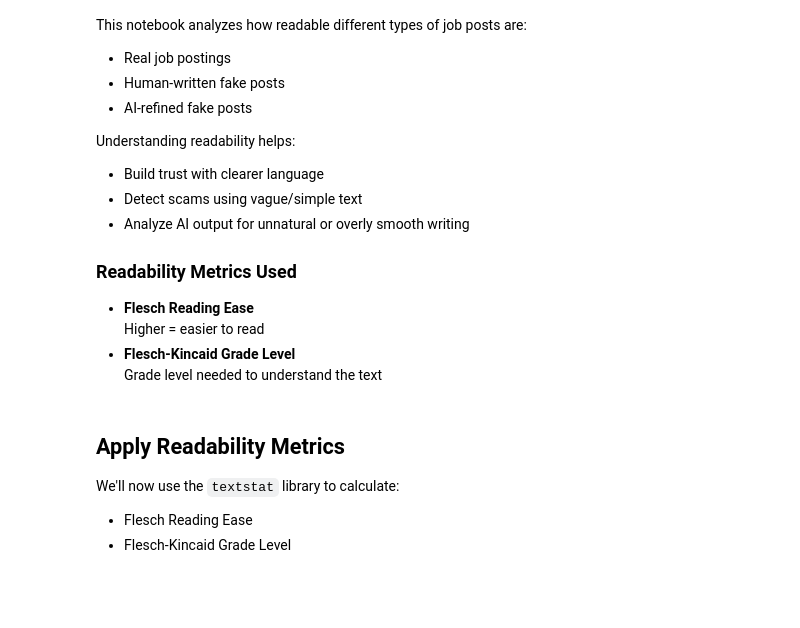
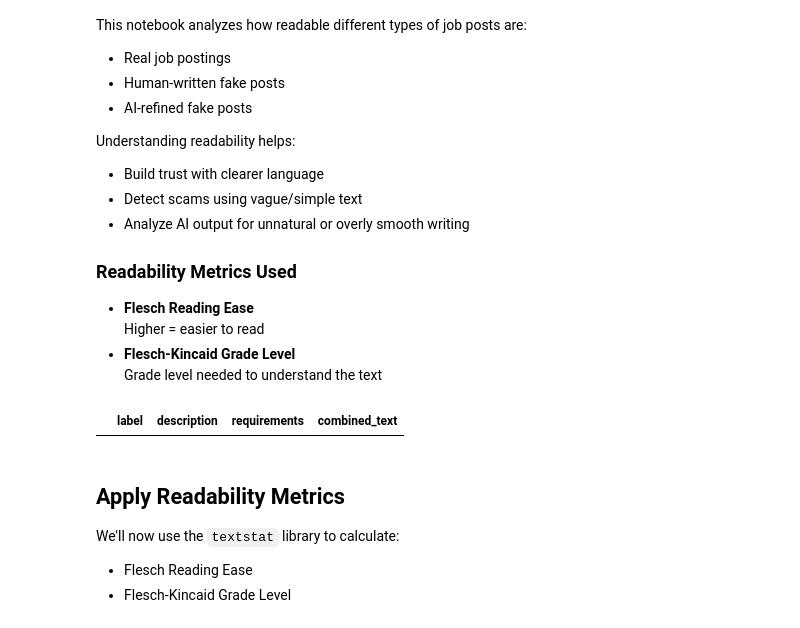
Before and after one commit to MIT-Emerging-Talent/ET6-CDSP-group-21-repo, a Jupyter notebook: 4_data_analysis/readability.ipynb, the cells around one changed output. Cells and saved outputs as stored; diff of their text form; code cells hidden in the pictures; blank space fills up the shorter version.

```diff
--- a/4_data_analysis/readability.ipynb
+++ b/4_data_analysis/readability.ipynb
@@ -32,7 +32,8 @@ human_fake_jobs = pd.read_csv(
     "../1_datasets/cleaned_data/fake_jobs.csv", keep_default_na=False
 )
 ai_fake_jobs = pd.read_csv(
-    "../1_datasets/cleaned_data/llm_refined_fake_posts2.csv", keep_default_na=False
+    "../1_datasets/cleaned_data/llm_refined_fake_posts2.csv",
+    keep_default_na=False,
 )
 
 # Label each dataset
@@ -45,12 +46,15 @@ data = pd.concat([real_jobs, human_fake_jobs, ai_fake_jobs], ignore_index=True)
 # %%
 # Keep only necessary columns
 data = data[["label", "description", "requirements"]]
 
 # Combine description + requirements into one field
 data = data[["label", "description", "requirements"]].copy()
 
 # Combine description + requirements into one field
 data["combined_text"] = data["description"] + " " + data["requirements"]
+data[data["combined_text"] == ""]
+# %% [output]
+|  | label | description | requirements | combined_text |
 # %% [markdown]
 
 ## Apply Readability Metrics
```
Also changed, not shown: parts of 3 cells of this notebook, 2 other files.
